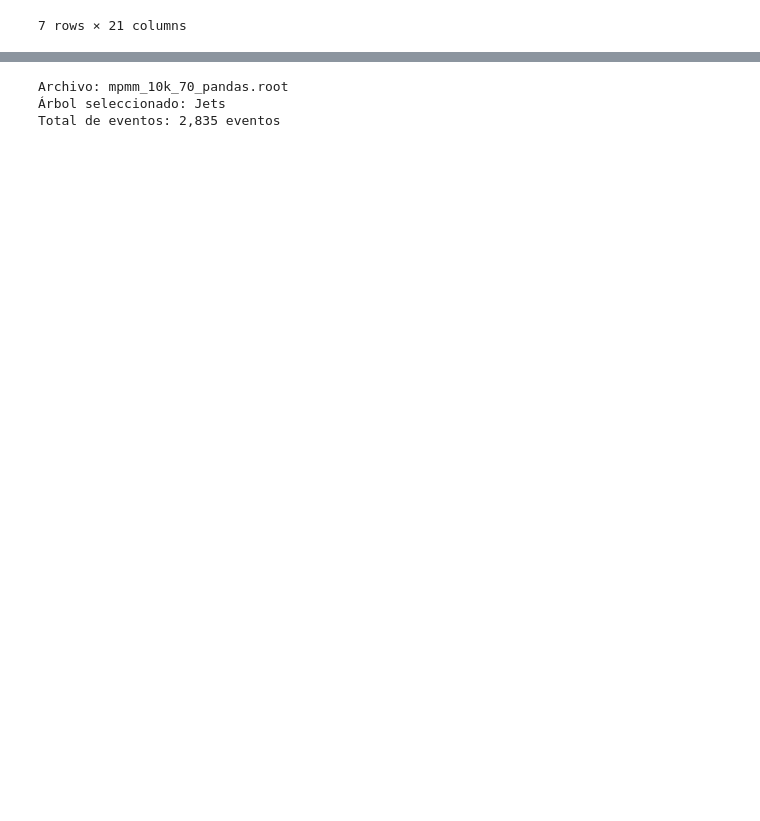
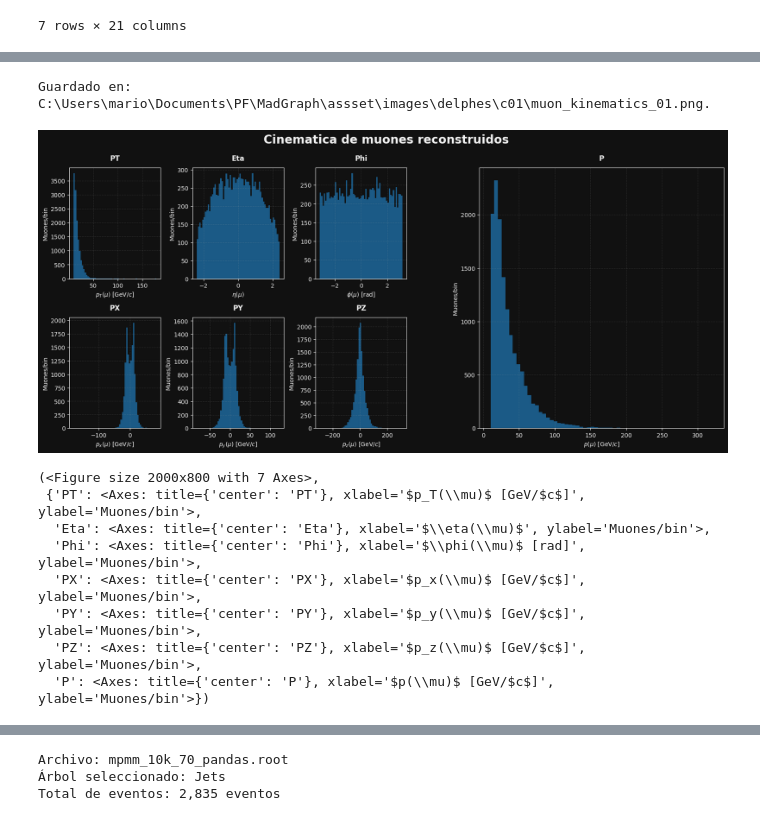
Before and after one commit to MASilva139/ECFM-PF, a Jupyter notebook: MadGraph/pp_mpmm.ipynb, the cells around one changed output, grey strips where cells are left out. Cells and saved outputs as stored; diff of their text form; code cells hidden in the pictures; blank space fills up the shorter version.

```diff
--- a/MadGraph/pp_mpmm.ipynb
+++ b/MadGraph/pp_mpmm.ipynb
@@ -236,0 +339,13 @@ Total de eventos: 13,533 eventos
+# %%
+pt.plot_muon_kinematics(df_muons, bins=60, save=True, filename="muon_kinematics_01")
+# %% [output]
+Guardado en: C:\Users\mario\Documents\PF\MadGraph\assset\images\delphes\c01\muon_kinematics_01.png.
+[figure, added]
+(<Figure size 2000x800 with 7 Axes>,
+ {'PT': <Axes: title={'center': 'PT'}, xlabel='$p_T(\\mu)$ [GeV/$c$]', ylabel='Muones/bin'>,
+  'Eta': <Axes: title={'center': 'Eta'}, xlabel='$\\eta(\\mu)$', ylabel='Muones/bin'>,
+  'Phi': <Axes: title={'center': 'Phi'}, xlabel='$\\phi(\\mu)$ [rad]', ylabel='Muones/bin'>,
+  'PX': <Axes: title={'center': 'PX'}, xlabel='$p_x(\\mu)$ [GeV/$c$]', ylabel='Muones/bin'>,
+  'PY': <Axes: title={'center': 'PY'}, xlabel='$p_y(\\mu)$ [GeV/$c$]', ylabel='Muones/bin'>,
+  'PZ': <Axes: title={'center': 'PZ'}, xlabel='$p_z(\\mu)$ [GeV/$c$]', ylabel='Muones/bin'>,
+  'P': <Axes: title={'center': 'P'}, xlabel='$p(\\mu)$ [GeV/$c$]', ylabel='Muones/bin'>})
```
Also changed, not shown: parts of 29 cells of this notebook, 43 other files.
